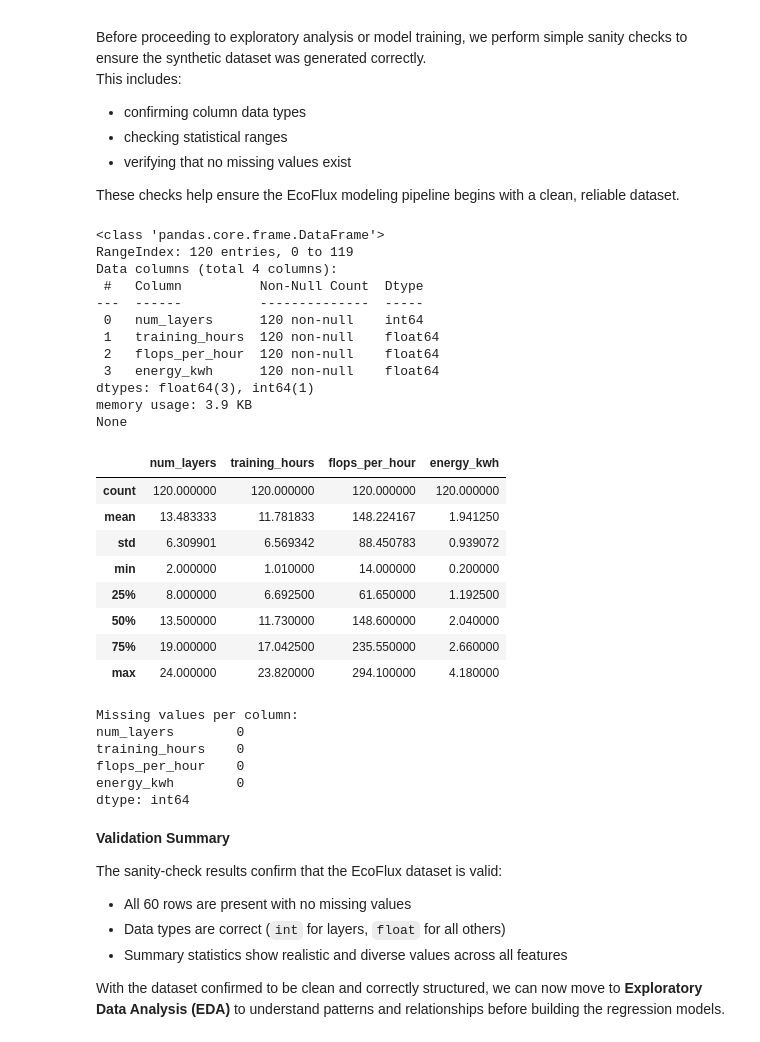
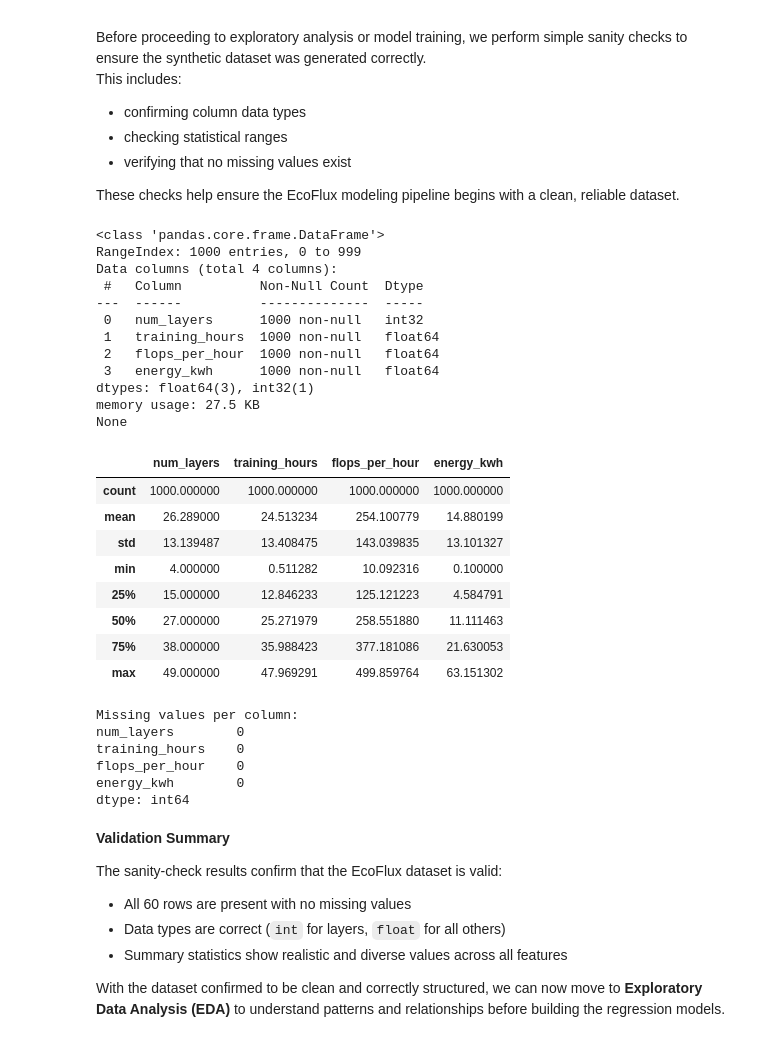
Before and after one commit to Sabrina1911/FoundationsofMachineLearningFrameworks_EcoFlux, a Jupyter notebook: notebooks/EcoFlux_FinalProject.ipynb, the cells around one changed output. Drawn from its saved outputs; the diff is of its cells as text; code cells hidden in the pictures.

```diff
--- a/notebooks/EcoFlux_FinalProject.ipynb
+++ b/notebooks/EcoFlux_FinalProject.ipynb
@@ -105,33 +158,33 @@ This includes:
 These checks help ensure the EcoFlux modeling pipeline begins with a clean, reliable dataset.
 # %%
 # Basic sanity checks
-print(df.info())
-display(df.describe())
+print(df_new.info())
+display(df_new.describe())
 
 print("\nMissing values per column:")
-print(df.isna().sum())
+print(df_new.isna().sum())
 # %% [output]
 <class 'pandas.core.frame.DataFrame'>
-RangeIndex: 120 entries, 0 to 119
+RangeIndex: 1000 entries, 0 to 999
 Data columns (total 4 columns):
  #   Column          Non-Null Count  Dtype
 ---  ------          --------------  -----
- 0   num_layers      120 non-null    int64
- 1   training_hours  120 non-null    float64
- 2   flops_per_hour  120 non-null    float64
- 3   energy_kwh      120 non-null    float64
-dtypes: float64(3), int64(1)
-memory usage: 3.9 KB
+ 0   num_layers      1000 non-null   int32
+ 1   training_hours  1000 non-null   float64
+ 2   flops_per_hour  1000 non-null   float64
+ 3   energy_kwh      1000 non-null   float64
+dtypes: float64(3), int32(1)
+memory usage: 27.5 KB
 None
 |  | num_layers | training_hours | flops_per_hour | energy_kwh |
-| count | 120.000000 | 120.000000 | 120.000000 | 120.000000 |
-| mean | 13.483333 | 11.781833 | 148.224167 | 1.941250 |
-| std | 6.309901 | 6.569342 | 88.450783 | 0.939072 |
-| min | 2.000000 | 1.010000 | 14.000000 | 0.200000 |
-| 25% | 8.000000 | 6.692500 | 61.650000 | 1.192500 |
-| 50% | 13.500000 | 11.730000 | 148.600000 | 2.040000 |
-| 75% | 19.000000 | 17.042500 | 235.550000 | 2.660000 |
-| max | 24.000000 | 23.820000 | 294.100000 | 4.180000 |
+| count | 1000.000000 | 1000.000000 | 1000.000000 | 1000.000000 |
+| mean | 26.289000 | 24.513234 | 254.100779 | 14.880199 |
+| std | 13.139487 | 13.408475 | 143.039835 | 13.101327 |
+| min | 4.000000 | 0.511282 | 10.092316 | 0.100000 |
+| 25% | 15.000000 | 12.846233 | 125.121223 | 4.584791 |
+| 50% | 27.000000 | 25.271979 | 258.551880 | 11.111463 |
+| 75% | 38.000000 | 35.988423 | 377.181086 | 21.630053 |
+| max | 49.000000 | 47.969291 | 499.859764 | 63.151302 |
 Missing values per column:
 num_layers        0
 training_hours    0
```
Also changed, not shown: parts of 25 cells of this notebook, 6 other files.
